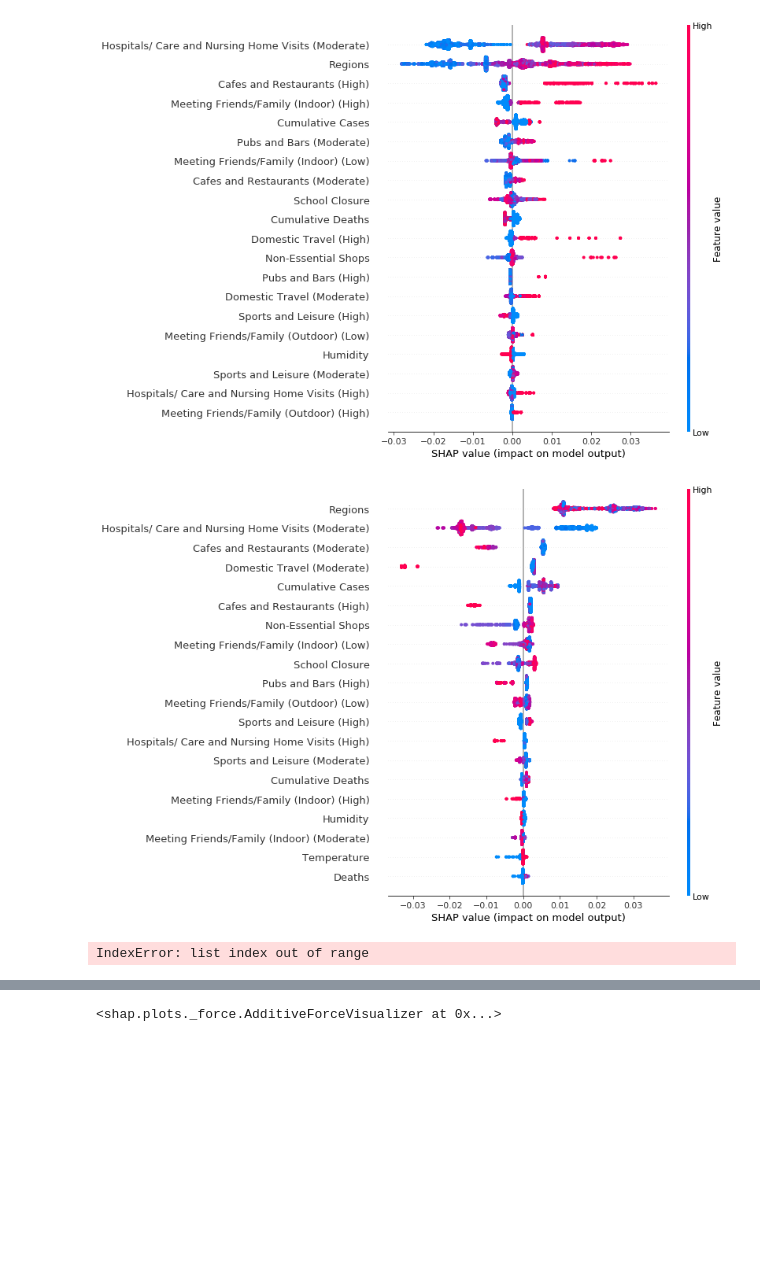
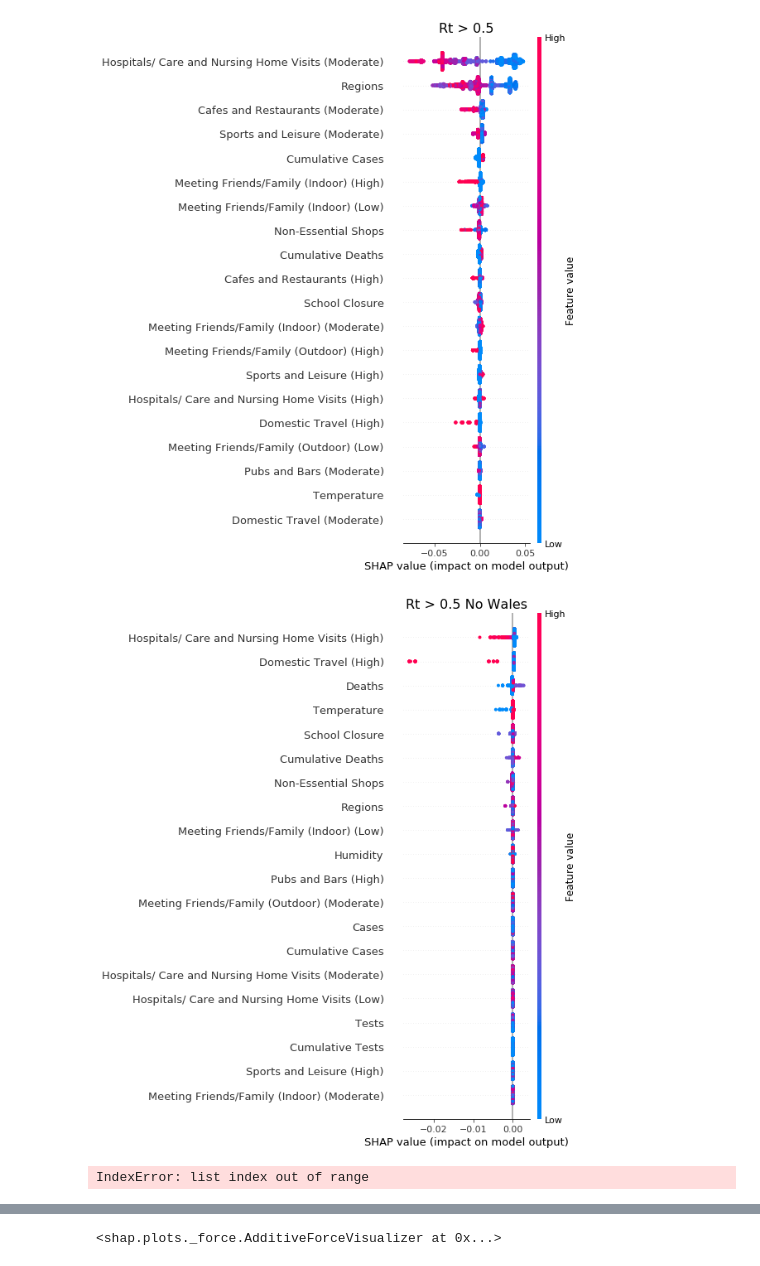
Before and after one commit to JoePanes/XAI-COVID19, a Jupyter notebook: code/machine learning/randomForestSHAP.ipynb, the cells around one changed output, grey strips where cells are left out. Saved outputs shown, nothing was run; the diff lists cells and outputs as text; code cells hidden in the pictures; blank space fills up the shorter version.

```diff
--- a/code/machine learning/randomForestSHAP.ipynb
+++ b/code/machine learning/randomForestSHAP.ipynb
@@ -89,15 +112,22 @@ shap.initjs()
+# %%
+shap.summary_plot(shapValues[1], trainingData, show=False)
+plt.title(f"Rt > {rtNo}",{'fontsize': 16})
+plt.tight_layout()
+plt.savefig(f"{imagePathXG}{datetime.now().strftime('%d_%m_%Y_%H_%M_%S')}.png", format="png")
+plt.show()
+
+shap.summary_plot(shapValuesWal[1], trainingDataWal, show=False)
+plt.title(f"Rt > {rtNo} No Wales",{'fontsize': 16})
+plt.tight_layout()
+plt.savefig(f"{imagePathXG}No Wales{datetime.now().strftime('%d_%m_%Y_%H_%M_%S')}.png", format="png")
+plt.show()
+# %% [output]
+[figure, added]
+[figure, added]
 # %%
-shap.summary_plot(shapValues[0], trainingData)
+shap.summary_plot(shapValues[2], trainingDataWal)
 # %% [output]
-[figure, removed]
+IndexError: list index out of range
-# %%
-shap.summary_plot(shapValues[1], trainingDataWal)
-# %% [output]
-[figure, removed]
-# %%
-shap.summary_plot(shapValues[2], trainingData)
-# %% [output]
-IndexError: list index out of range
 # %%
 trainingDataWal.iloc[0,:]
 # %% [output]
```
Also changed, not shown: parts of 14 cells of this notebook, 4 other files.
